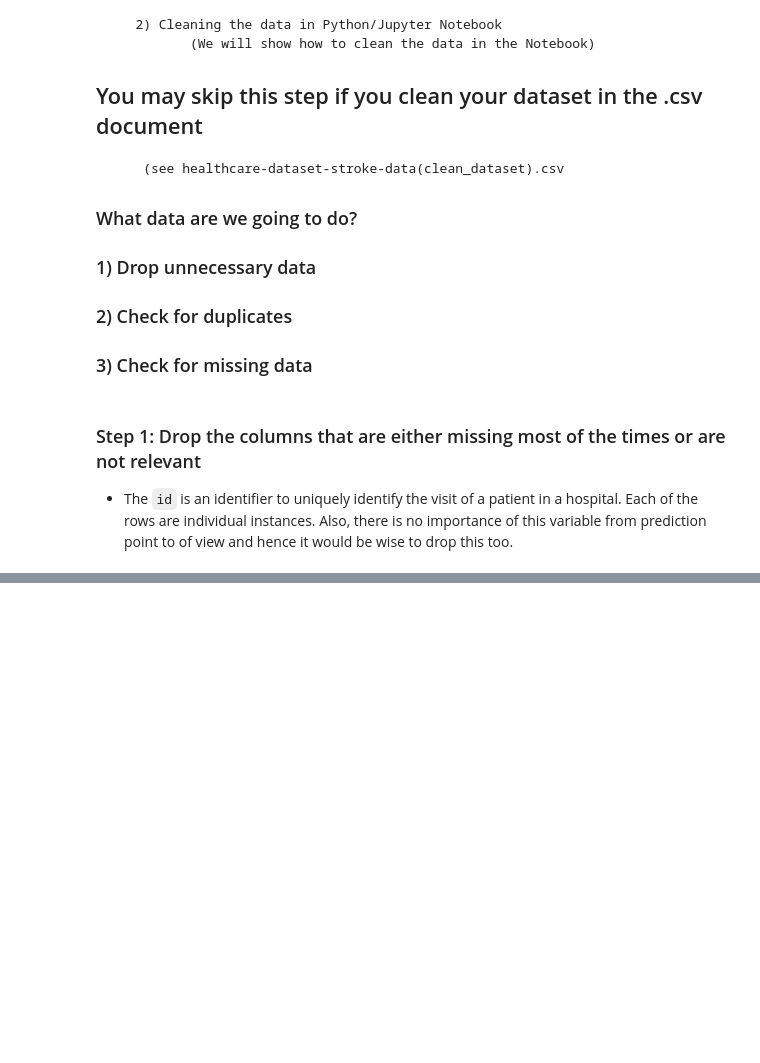
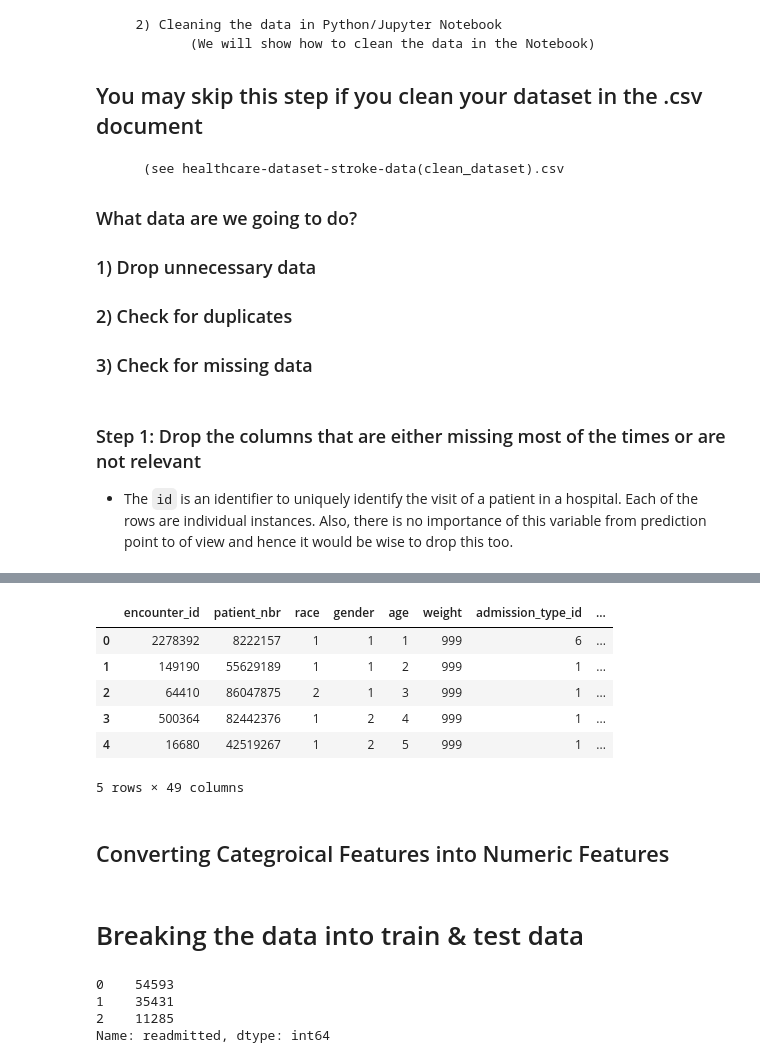
Before and after one commit to MariaLozano01/CleanDiabetes_Dataset, a Jupyter notebook: prediction/Assignment10.ipynb, the cells around one changed output, grey strips where cells are left out. Drawn from its saved outputs; the diff is of its cells as text; code cells hidden in the pictures; blank space fills up the shorter version.

```diff
--- a/prediction/Assignment10.ipynb
+++ b/prediction/Assignment10.ipynb
@@ -121,0 +129,12 @@ diabetes = pd.read_csv('/Users/marialozano/Documents/GitHub/CleanDiabetes_Datase
+# %%
+diabetes.head()
+# %% [output]
+|  | encounter_id | patient_nbr | race | gender | age | weight | admission_type_id | ... |
+| 0 | 2278392 | 8222157 | 1 | 1 | 1 | 999 | 6 | ... |
+| 1 | 149190 | 55629189 | 1 | 1 | 2 | 999 | 1 | ... |
+| 2 | 64410 | 86047875 | 2 | 1 | 3 | 999 | 1 | ... |
+| 3 | 500364 | 82442376 | 1 | 2 | 4 | 999 | 1 | ... |
+| 4 | 16680 | 42519267 | 1 | 2 | 5 | 999 | 1 | ... |
+5 rows × 49 columns
+# %% [markdown]
+## Converting Categroical Features into Numeric Features
@@ -121,0 +144,2 @@ diabetes = pd.read_csv('/Users/marialozano/Documents/GitHub/CleanDiabetes_Datase
+# %% [markdown]
+# Breaking the data into train & test data
@@ -121,0 +152,7 @@ diabetes = pd.read_csv('/Users/marialozano/Documents/GitHub/CleanDiabetes_Datase
+# %%
+diabetes.readmitted.value_counts()
+# %% [output]
+0    54593
+1    35431
+2    11285
+Name: readmitted, dtype: int64
```
Also changed, not shown: parts of 22 cells of this notebook.
